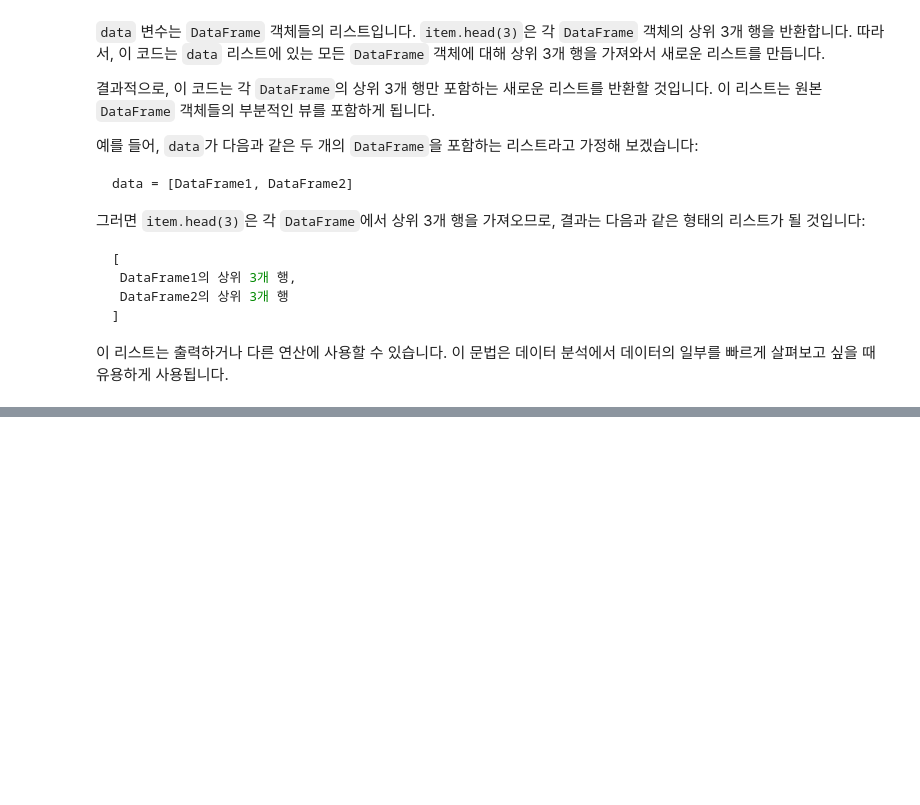
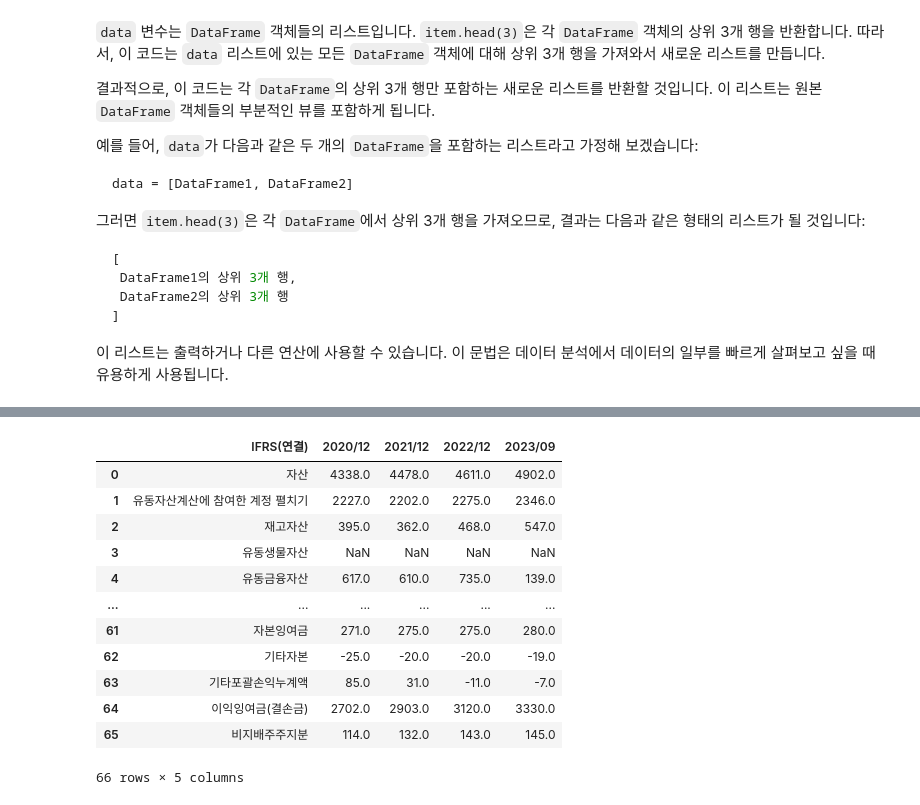
Before and after one commit to 12ZodiacSigns/Quant_Investing-python, a Jupyter notebook: 10_ex.ipynb, the cells around one changed output, grey strips where cells are left out. Drawn from its saved outputs; the diff is of its cells as text; code cells hidden in the pictures; blank space fills up the shorter version.

```diff
--- a/10_ex.ipynb
+++ b/10_ex.ipynb
@@ -1068,0 +1135,17 @@ data = [DataFrame1, DataFrame2]
+# %%
+#재무상태표 : data[2] - 연간, data[3] - 분기
+data[2]
+# %% [output]
+|  | IFRS(연결) | 2020/12 | 2021/12 | 2022/12 | 2023/09 |
+| 0 | 자산 | 4338.0 | 4478.0 | 4611.0 | 4902.0 |
+| 1 | 유동자산계산에 참여한 계정 펼치기 | 2227.0 | 2202.0 | 2275.0 | 2346.0 |
+| 2 | 재고자산 | 395.0 | 362.0 | 468.0 | 547.0 |
+| 3 | 유동생물자산 | NaN | NaN | NaN | NaN |
+| 4 | 유동금융자산 | 617.0 | 610.0 | 735.0 | 139.0 |
+| ... | ... | ... | ... | ... | ... |
+| 61 | 자본잉여금 | 271.0 | 275.0 | 275.0 | 280.0 |
+| 62 | 기타자본 | -25.0 | -20.0 | -20.0 | -19.0 |
+| 63 | 기타포괄손익누계액 | 85.0 | 31.0 | -11.0 | -7.0 |
+| 64 | 이익잉여금(결손금) | 2702.0 | 2903.0 | 3120.0 | 3330.0 |
+| 65 | 비지배주주지분 | 114.0 | 132.0 | 143.0 | 145.0 |
+66 rows × 5 columns
```
Also changed, not shown: parts of 29 cells of this notebook.
